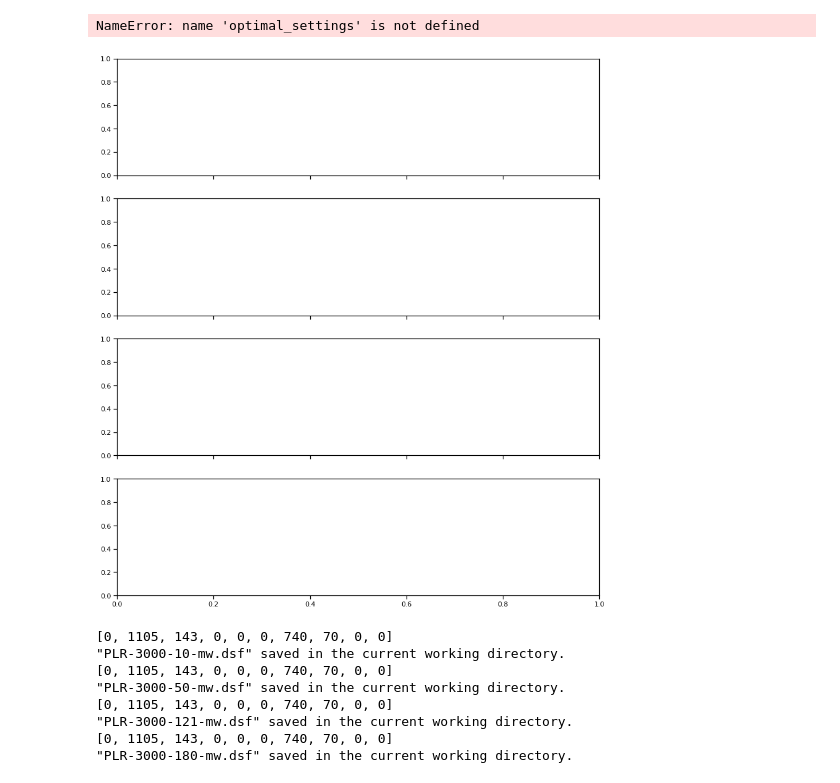
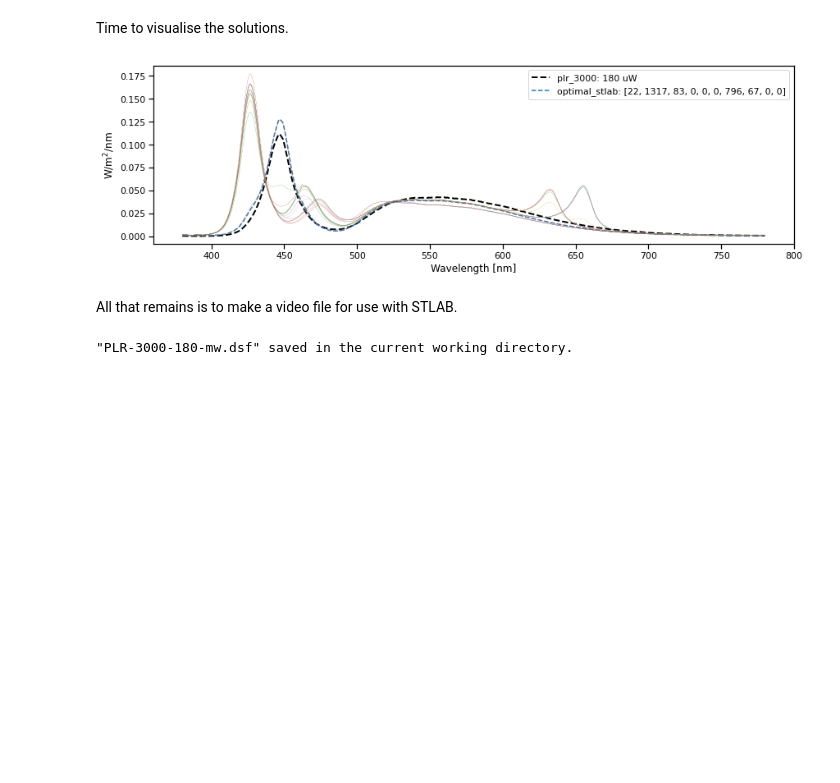
Before and after one commit to PyPlr/cvd_pupillometry, a Jupyter notebook: 06c_finding_stlab_settings.ipynb, the cells around one changed output. Cells and saved outputs as stored; diff of their text form; code cells hidden in the pictures; blank space fills up the shorter version.

```diff
--- a/06c_finding_stlab_settings.ipynb
+++ b/06c_finding_stlab_settings.ipynb
@@ -146,31 +158,29 @@ AttributeError: 'list' object has no attribute 'T'
+# %% [markdown]
+Time to visualise the solutions.
 # %%
-fig, axs = plt.subplots(nrows=4, sharex=True, figsize=(14,16))
-for ax, mw in zip(axs, optimal_settings.index):
-    w_m2_nm.loc[mw].plot(label='plr_3000: {} uW'.format(mw), ax=ax, color='k', linestyle='--')
-    ax.plot(w_m2_nm.columns, optimal_predicted.loc[mw], label='optimal_stlab: ' + str(optimal_settings.loc[mw].to_list()), linestyle='--')
-    ax.legend()
-    ax.plot(w_m2_nm.columns, predicted.set_index('mw').loc[mw].T, lw=.3)
-for ax in axs:
-    ax.set_ylabel('W/m$^2$/nm')
-    ax.set_xlabel('$\lambda$ [nm]')
+fig, ax = plt.subplots(nrows=1, sharex=True, figsize=(14,4))
+plr3000.loc[uW_setting].plot(
+    label='plr_3000: {} uW'.format(
+        uW_setting), ax=ax, color='k', lw=2, linestyle='--')
+ax.plot(plr3000.columns,
+        optimal_predicted,
+        label='optimal_stlab: ' + str(optimal_settings.to_list()),
+        linestyle='--')
+ax.legend()
+for idx, p in predicted.iterrows():
+    p.plot(lw=.2)
+ax.set_xlabel('Wavelength [nm]')
+ax.set_ylabel('W/m$^2$/nm');
 # %% [output]
-NameError: name 'optimal_settings' is not defined
-[figure, old version]
+[figure, new version]
+# %% [markdown]
+All that remains is to make a video file for use with STLAB.
 # %%
 from pyplr.stlab import pulse_protocol, video_file_to_dict
-for mw, spec in optimal_settings.iterrows():
-    print(row.to_list())
-    pulse_protocol(pulse_spec=spec.to_list(),
-                   pulse_duration=1000,
-                   fname='PLR-3000-{}-mw'.format(mw))
+pulse_protocol(pulse_spec=spec,
+               pulse_duration=1000,
+               fname='PLR-3000-{}-mw'.format(uW_setting))
 # %% [output]
-[0, 1105, 143, 0, 0, 0, 740, 70, 0, 0]
-"PLR-3000-10-mw.dsf" saved in the current working directory.
-[0, 1105, 143, 0, 0, 0, 740, 70, 0, 0]
-"PLR-3000-50-mw.dsf" saved in the current working directory.
-[0, 1105, 143, 0, 0, 0, 740, 70, 0, 0]
-"PLR-3000-121-mw.dsf" saved in the current working directory.
-[0, 1105, 143, 0, 0, 0, 740, 70, 0, 0]
 "PLR-3000-180-mw.dsf" saved in the current working directory.
 # %%
 vf = video_file_to_dict('PLR-3000-180-mw.dsf')
```
Also changed, not shown: parts of 12 cells of this notebook, 19 other files.
